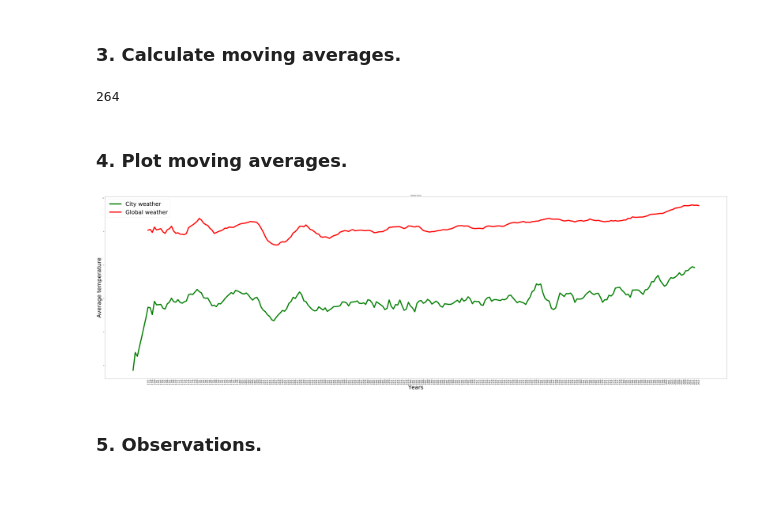
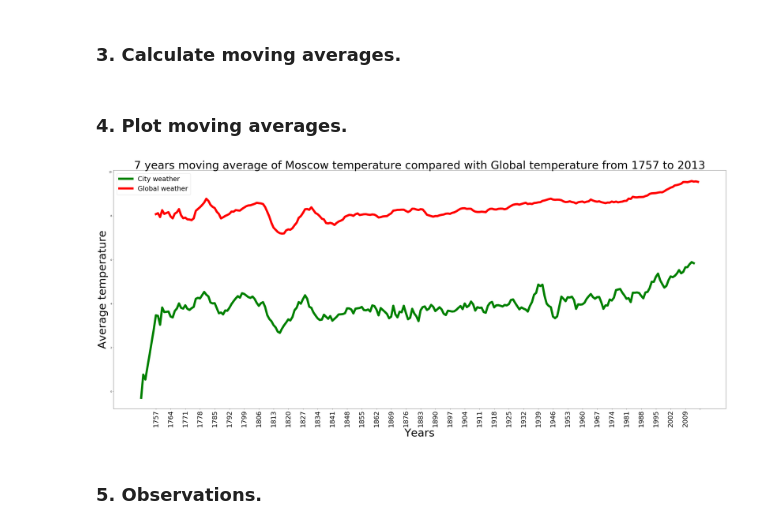
Before and after one commit to bakamoridesu/DAND, a Jupyter notebook: weather_data/weather_trends.ipynb, the cells around one changed output. Saved outputs shown, nothing was run; the diff lists cells and outputs as text; code cells hidden in the pictures; blank space fills up the shorter version.

```diff
--- a/weather_data/weather_trends.ipynb
+++ b/weather_data/weather_trends.ipynb
@@ -48,24 +48,31 @@ moving_avg_temps_global = moving_avg(temps_global, 7)
 
 years_city = years_city[7:]
 years_global = years_global[7:]
+labels_years_global = years_global.copy()
+labels_years_city = years_city.copy()
-# %% [output]
-264
+# %%
+for i in range(len(years_city)):
+    if(i % 7 != 0):
+        years_city[i] = ''
+for i in range(len(years_global)):
+    if(i % 7 != 0):
+        years_global[i] = ''
 # %% [markdown]
 ### 4. Plot moving averages.
 # %%
 import matplotlib.pyplot as plt
 %matplotlib inline
-plt.figure(figsize = (100,30))
-plt.plot(years_city, moving_avg_temps_city, color='g', linewidth=10, label = 'City weather')
-plt.plot(years_global, moving_avg_temps_global, color='r', linewidth=10, label = 'Global weather')
-plt.xticks(years_global, years_global, rotation='vertical', fontsize=18)
+plt.figure(figsize = (50,20))
+plt.plot(labels_years_city, moving_avg_temps_city, color='g', linewidth=10, label = 'City weather')
+plt.plot(labels_years_global, moving_avg_temps_global, color='r', linewidth=10, label = 'Global weather')
+plt.xticks(years_global, years_global, rotation='vertical', fontsize=30)
 plt.xlabel('Years', fontsize=50)
 plt.ylabel('Average temperature', fontsize=50)
-plt.title('Weather trends')
-plt.legend(loc=2, prop={'size': 50})
+plt.title('7 years moving average of Moscow temperature compared with Global temperature from 1757 to 2013', fontsize=50)
+plt.legend(loc=2, prop={'size': 30})
 plt.show()
 # %% [output]
-[figure, old version]
+[figure, new version]
 # %% [markdown]
 ### 5. Observations.
 # %% [markdown]
```
Also changed, not shown: 1 other file.
